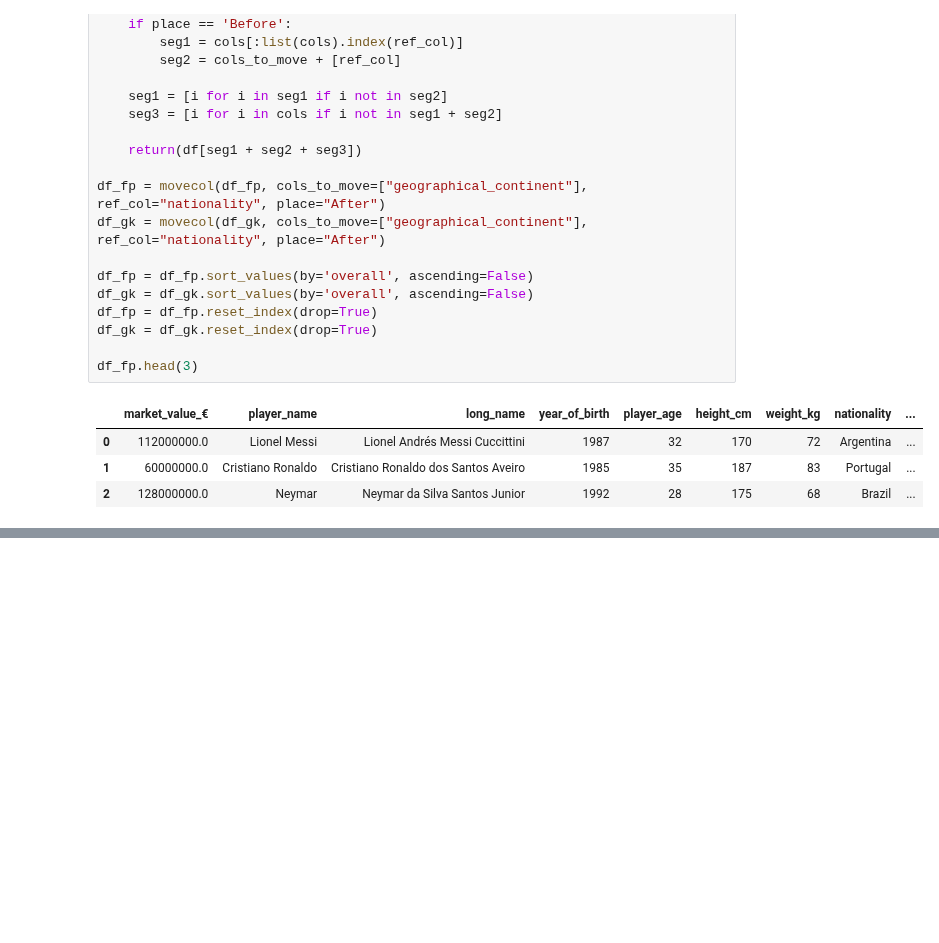
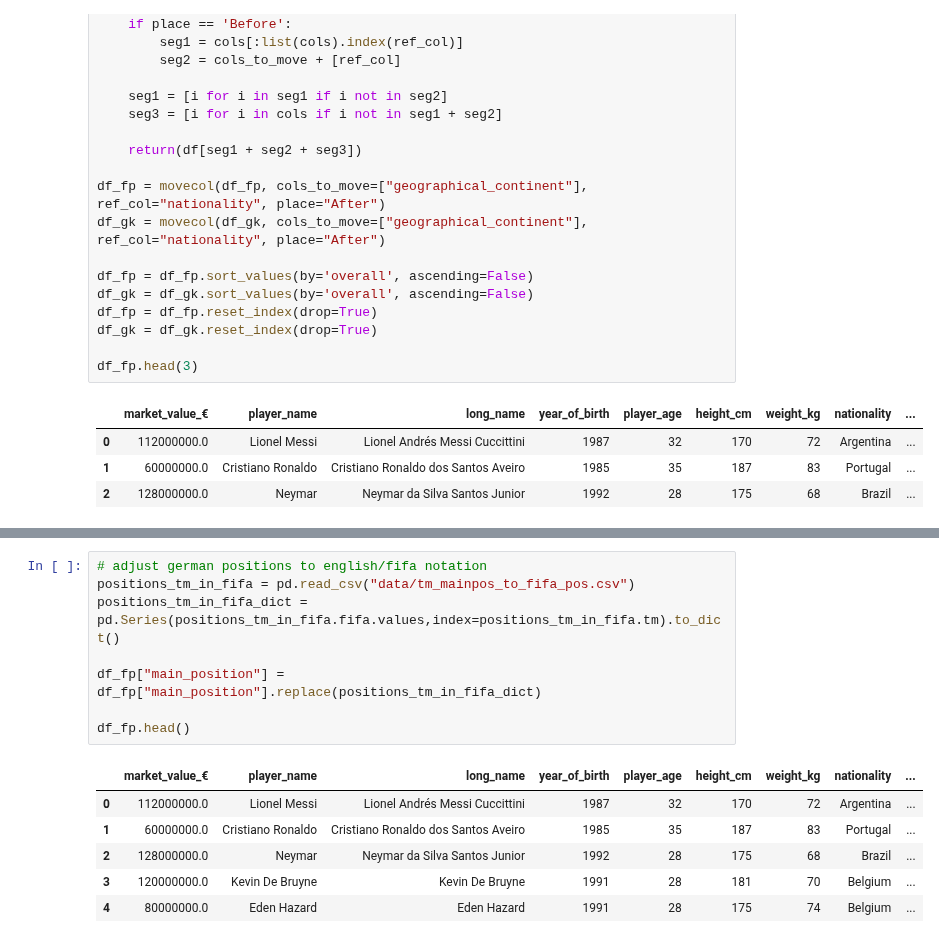
Before and after one commit to fabwerk90/FIFA-20---Market-value-prediction, a Jupyter notebook: f_feature_engineering.ipynb, the cells around one changed output, grey strips where cells are left out. Drawn from its saved outputs; the diff is of its cells as text; blank space fills up the shorter version.

```diff
--- a/f_feature_engineering.ipynb
+++ b/f_feature_engineering.ipynb
@@ -106,0 +137,15 @@ df_fp.head(3)
+# %%
+# adjust german positions to english/fifa notation
+positions_tm_in_fifa = pd.read_csv("data/tm_mainpos_to_fifa_pos.csv")
+positions_tm_in_fifa_dict = pd.Series(positions_tm_in_fifa.fifa.values,index=positions_tm_in_fifa.tm).to_dict()
+
+df_fp["main_position"] = df_fp["main_position"].replace(positions_tm_in_fifa_dict)
+
+df_fp.head()
+# %% [output]
+|  | market_value_€ | player_name | long_name | year_of_birth | player_age | height_cm | weight_kg | nationality | ... |
+| 0 | 112000000.0 | Lionel Messi | Lionel Andrés Messi Cuccittini | 1987 | 32 | 170 | 72 | Argentina | ... |
+| 1 | 60000000.0 | Cristiano Ronaldo | Cristiano Ronaldo dos Santos Aveiro | 1985 | 35 | 187 | 83 | Portugal | ... |
+| 2 | 128000000.0 | Neymar | Neymar da Silva Santos Junior | 1992 | 28 | 175 | 68 | Brazil | ... |
+| 3 | 120000000.0 | Kevin De Bruyne | Kevin De Bruyne | 1991 | 28 | 181 | 70 | Belgium | ... |
+| 4 | 80000000.0 | Eden Hazard | Eden Hazard | 1991 | 28 | 175 | 74 | Belgium | ... |
```
Also changed, not shown: parts of 12 cells of this notebook.
